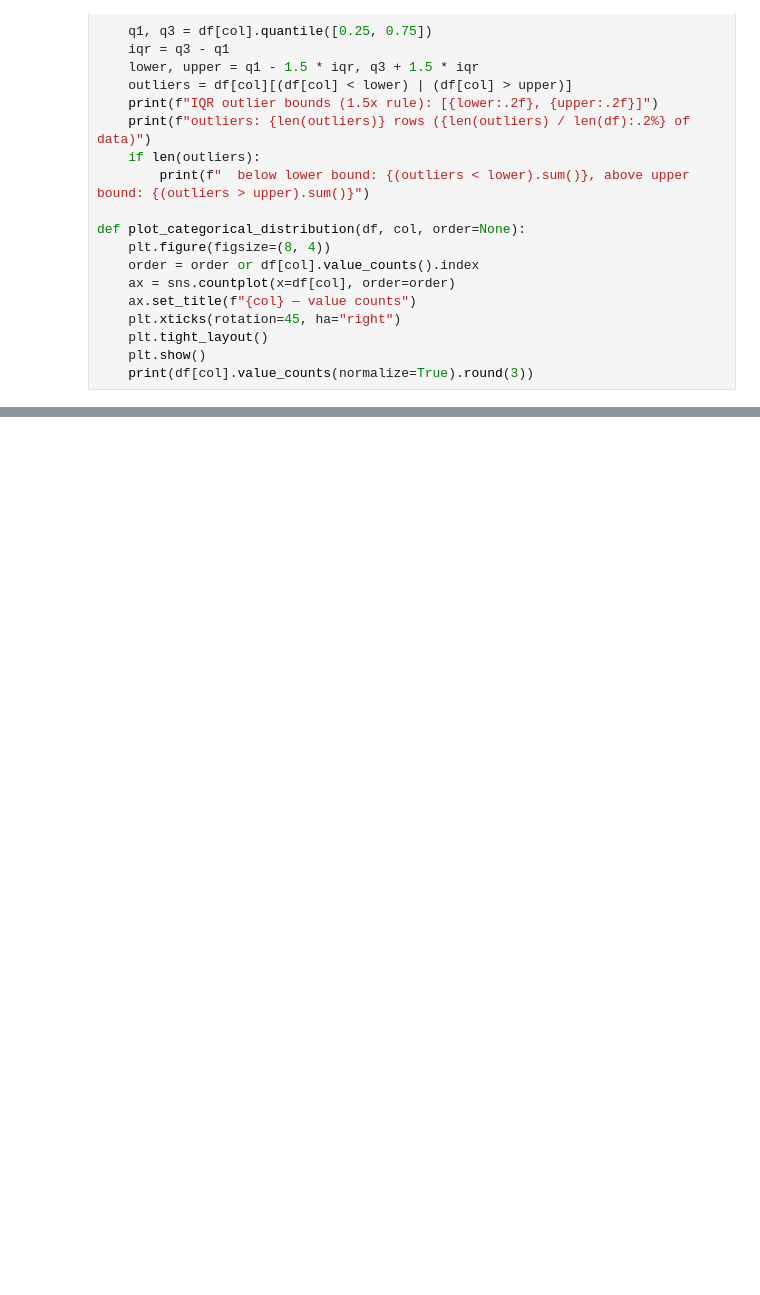
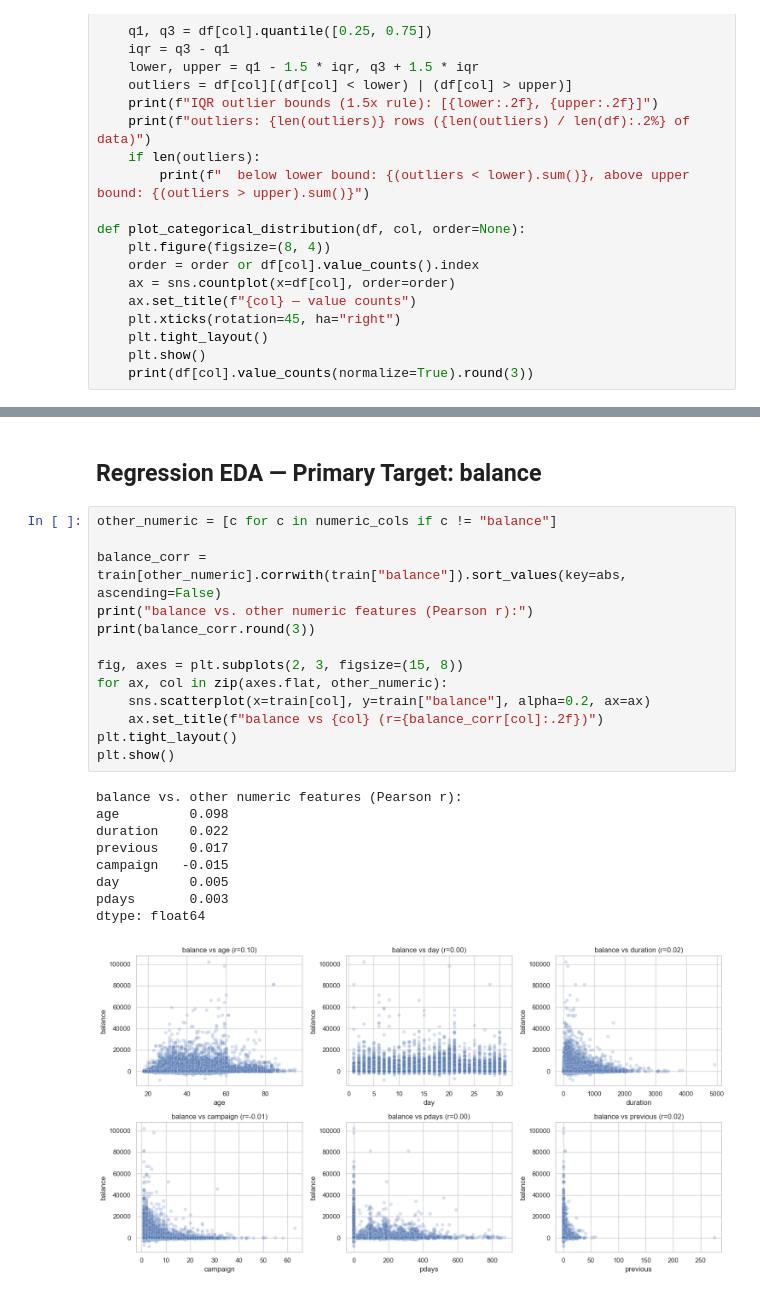
Before and after one commit to WaroonRagwongsiri/IntroMLHomework, a Jupyter notebook: Data/banking_dataset/banking.ipynb, the cells around one changed output, grey strips where cells are left out. Cells and saved outputs as stored; diff of their text form; blank space fills up the shorter version.

```diff
--- a/Data/banking_dataset/banking.ipynb
+++ b/Data/banking_dataset/banking.ipynb
@@ -364,0 +469,25 @@ class imbalance — 'yes' subscribers: 11.7%
+# %% [markdown]
+## Regression EDA — Primary Target: balance
+# %%
+other_numeric = [c for c in numeric_cols if c != "balance"]
+
+balance_corr = train[other_numeric].corrwith(train["balance"]).sort_values(key=abs, ascending=False)
+print("balance vs. other numeric features (Pearson r):")
+print(balance_corr.round(3))
+
+fig, axes = plt.subplots(2, 3, figsize=(15, 8))
+for ax, col in zip(axes.flat, other_numeric):
+	sns.scatterplot(x=train[col], y=train["balance"], alpha=0.2, ax=ax)
+	ax.set_title(f"balance vs {col} (r={balance_corr[col]:.2f})")
+plt.tight_layout()
+plt.show()
+# %% [output]
+balance vs. other numeric features (Pearson r):
+age         0.098
+duration    0.022
+previous    0.017
+campaign   -0.015
+day         0.005
+pdays       0.003
+dtype: float64
+[figure, added]
```
Also changed, not shown: parts of 42 cells of this notebook, 5 other files.
